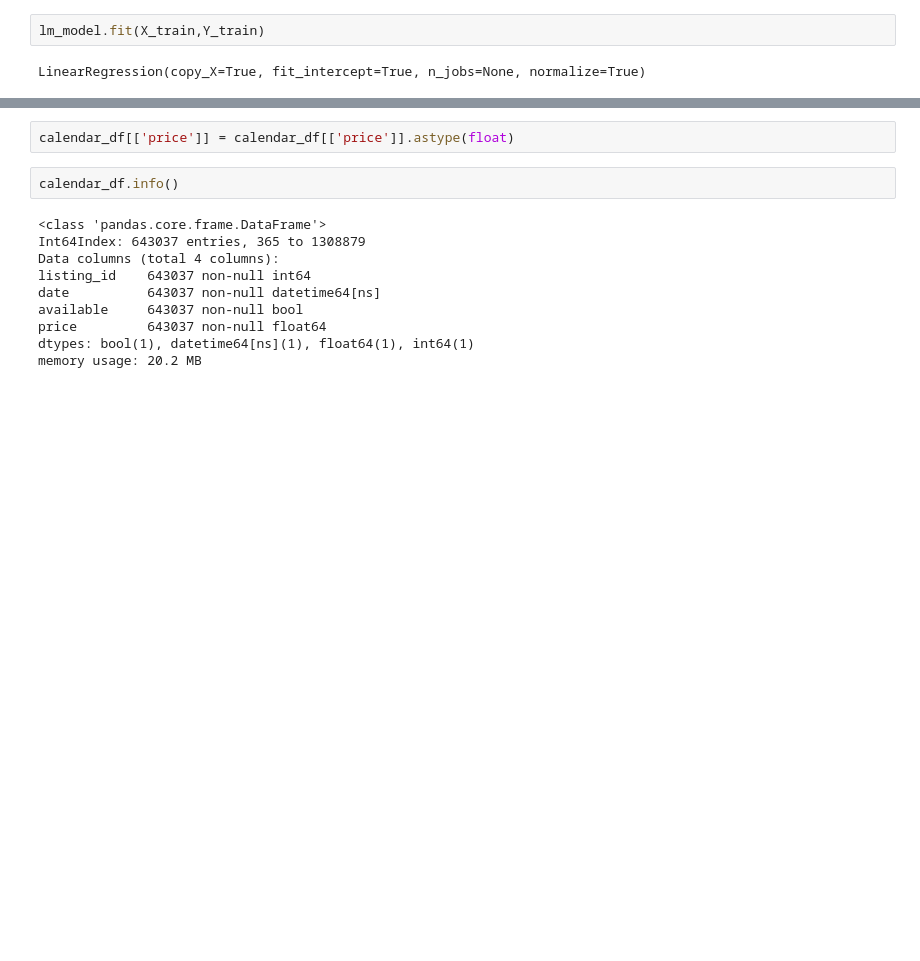
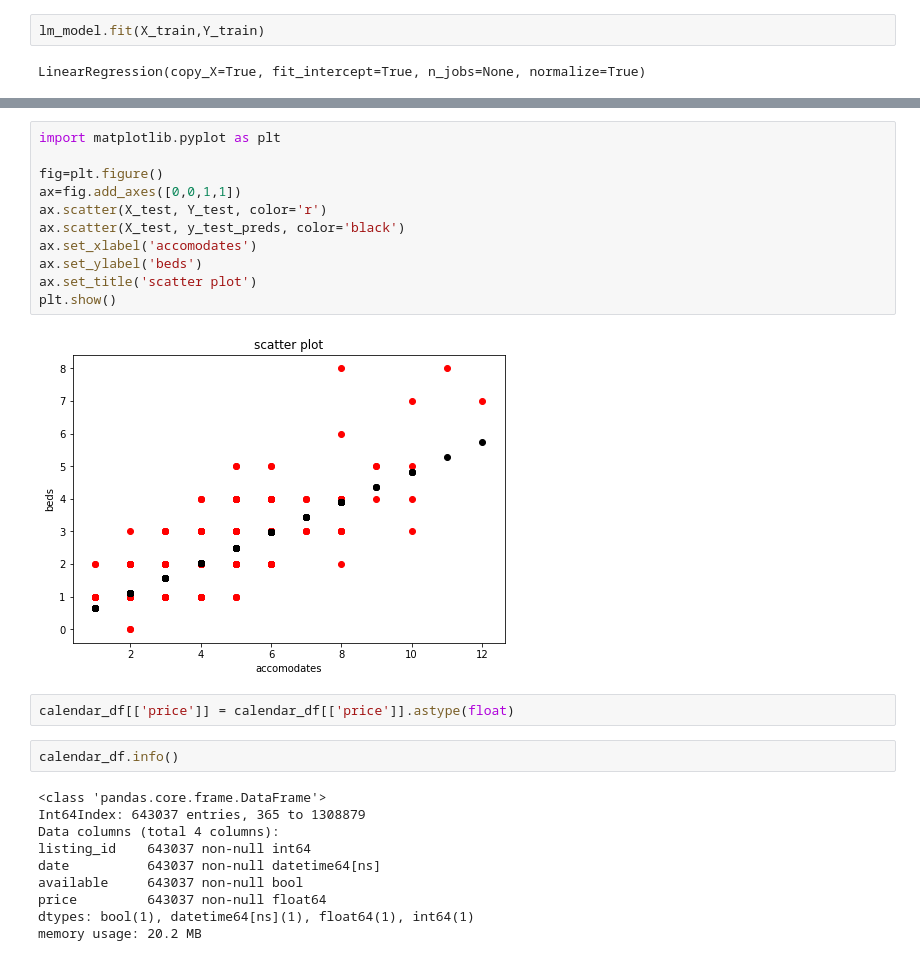
Before and after one commit to ahmedserag2/Airbnb-data-boston-seattle, a Jupyter notebook: boston/boston.ipynb, the cells around one changed output, grey strips where cells are left out. Cells and saved outputs as stored; diff of their text form; blank space fills up the shorter version.

```diff
--- a/boston/boston.ipynb
+++ b/boston/boston.ipynb
@@ -387,3 +411,16 @@ r2_test
+# %%
+import matplotlib.pyplot as plt
+
+fig=plt.figure()
+ax=fig.add_axes([0,0,1,1])
+ax.scatter(X_test, Y_test, color='r')
+ax.scatter(X_test, y_test_preds, color='black')
+ax.set_xlabel('accomodates')
+ax.set_ylabel('beds')
+ax.set_title('scatter plot')
+plt.show()
+# %% [output]
+[figure, added]
 # %%
 calendar_df[['price']] = calendar_df[['price']].astype(float)
 # %%
```
Also changed, not shown: parts of 21 cells of this notebook.
